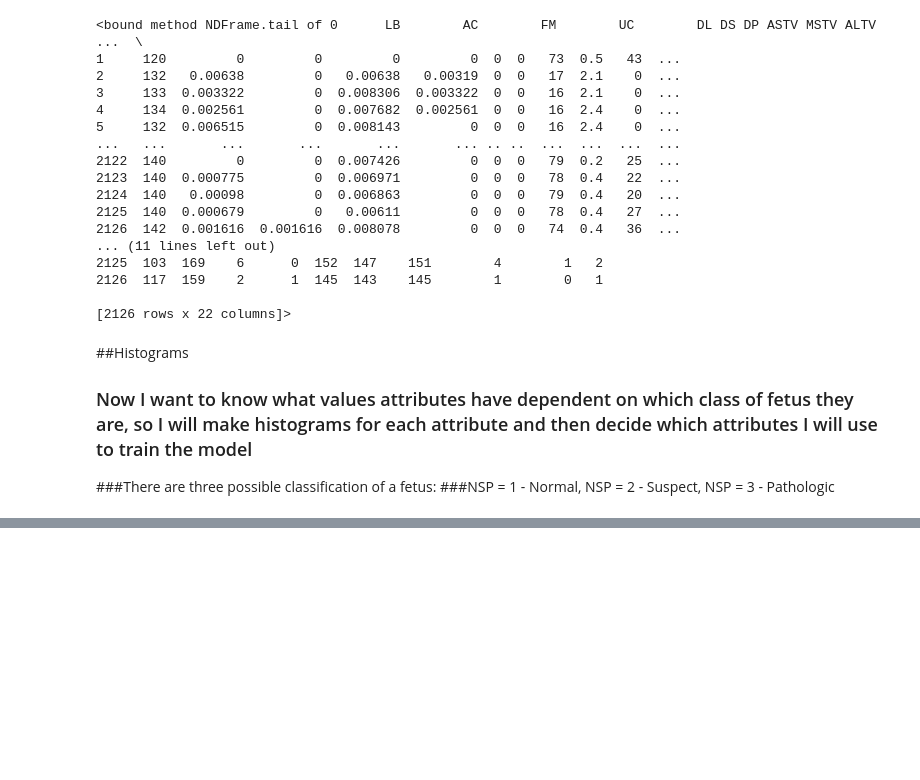
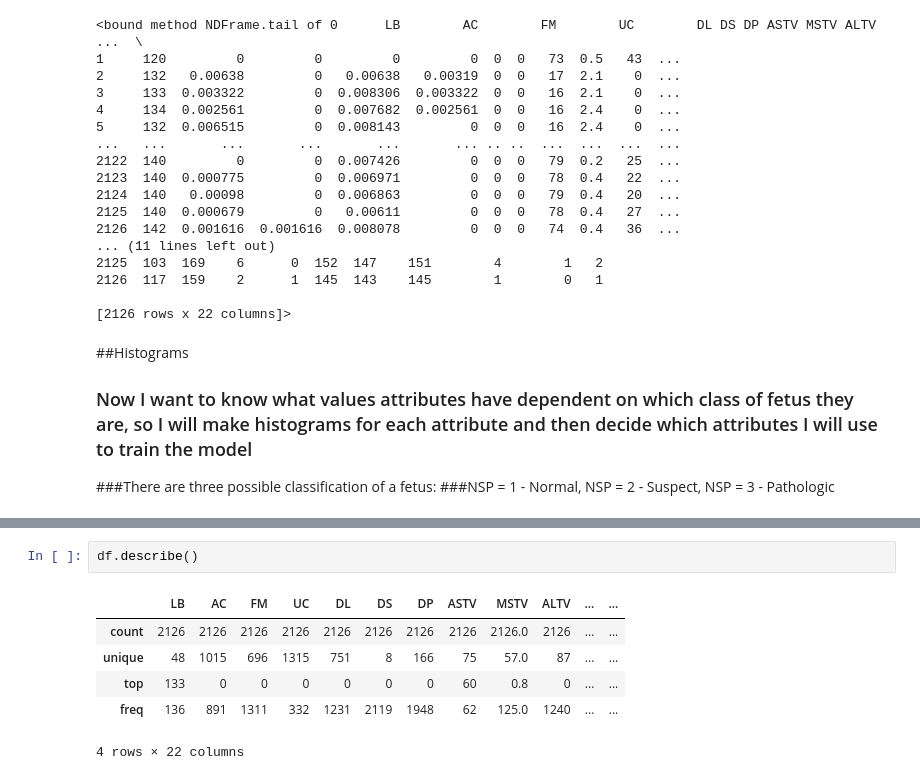
Before and after one commit to dpasierbiewicz/Cardiotocography_Fetus_Classification, a Jupyter notebook: CTG_notebook.ipynb, the cells around one changed output, grey strips where cells are left out. Cells and saved outputs as stored; diff of their text form; blank space fills up the shorter version.

```diff
--- a/CTG_notebook.ipynb
+++ b/CTG_notebook.ipynb
@@ -156,0 +183,9 @@ plt.show()
+# %%
+df.describe()
+# %% [output]
+|  | LB | AC | FM | UC | DL | DS | DP | ASTV | MSTV | ALTV | ... | ... |
+| count | 2126 | 2126 | 2126 | 2126 | 2126 | 2126 | 2126 | 2126 | 2126.0 | 2126 | ... | ... |
+| unique | 48 | 1015 | 696 | 1315 | 751 | 8 | 166 | 75 | 57.0 | 87 | ... | ... |
+| top | 133 | 0 | 0 | 0 | 0 | 0 | 0 | 60 | 0.8 | 0 | ... | ... |
+| freq | 136 | 891 | 1311 | 332 | 1231 | 2119 | 1948 | 62 | 125.0 | 1240 | ... | ... |
+4 rows × 22 columns
```
Also changed, not shown: parts of 6 cells of this notebook.
